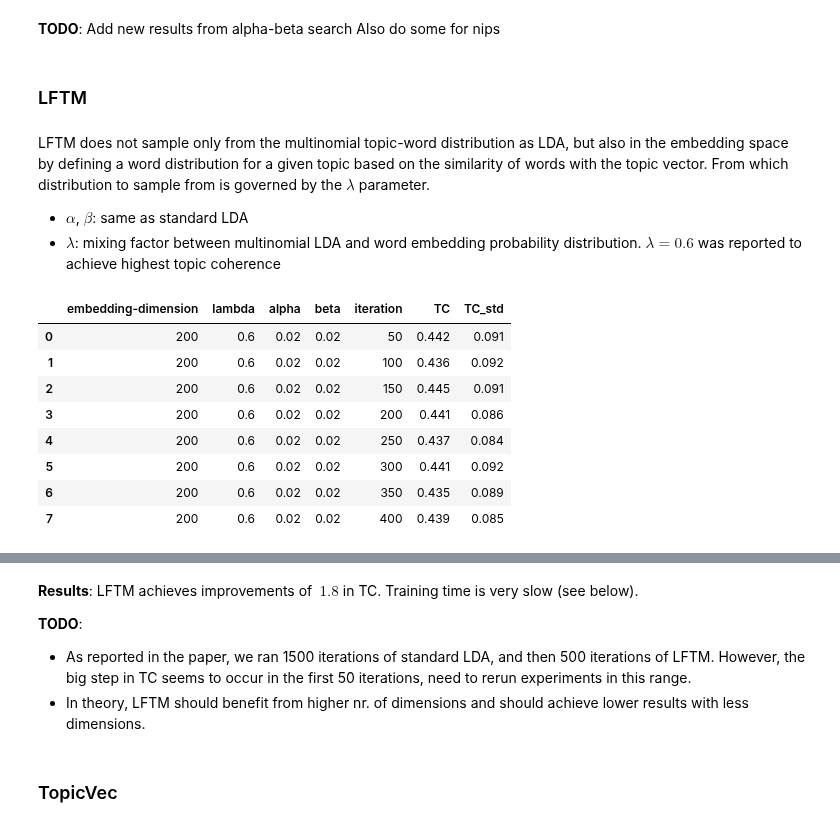
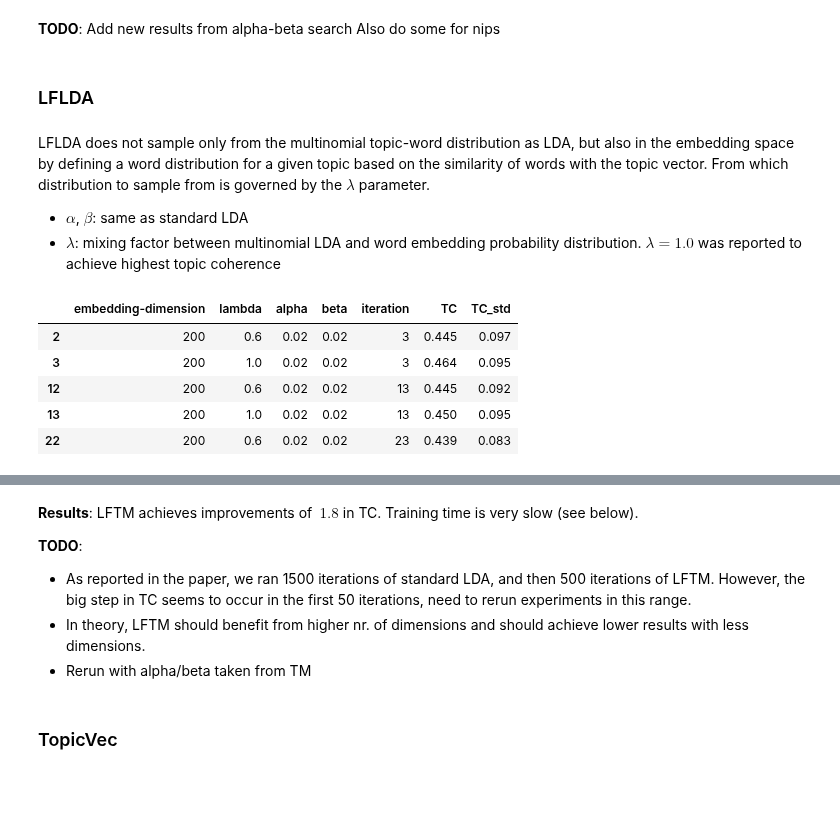
Before and after one commit to knub/master-thesis, a Jupyter notebook: notebooks/Competitive Evaluation.ipynb, the cells around one changed output, grey strips where cells are left out. Drawn from its saved outputs; the diff is of its cells as text; code cells hidden in the pictures; blank space fills up the shorter version.

```diff
--- a/notebooks/Competitive Evaluation.ipynb
+++ b/notebooks/Competitive Evaluation.ipynb
@@ -8,6 +8,7 @@
 import itertools
 import logging
 from functools import partial
+from collections import defaultdict
 
 import gensim
 import matplotlib
@@ -22,7 +23,9 @@ from sklearn.cross_validation import train_test_split
 from sklearn.decomposition import PCA, RandomizedPCA
 from sklearn.manifold import TSNE
 from sklearn import svm, metrics
+from multiprocessing import Pool
+from knub.thesis.util import *
 
-from knub.thesis.util import *
+pnd.set_option("display.max_colwidth", 200)
 # %% [markdown]
 ## Topic Coherence
@@ -77,25 +102,24 @@ df_tc_lda
 **TODO**: Add new results from alpha-beta search
 Also do some for nips
 # %% [markdown]
-### LFTM
+### LFLDA
 # %% [markdown]
-LFTM does not sample only from the multinomial topic-word distribution as LDA, but also in the embedding space by defining a word distribution for a given topic based on the similarity of words with the topic vector.
+LFLDA does not sample only from the multinomial topic-word distribution as LDA, but also in the embedding space by defining a word distribution for a given topic based on the similarity of words with the topic vector.
 From which distribution to sample from is governed by the $\lambda$ parameter.
 
 * $\alpha$, $\beta$: same as standard LDA
-* $\lambda$: mixing factor between multinomial LDA and word embedding probability distribution. $\lambda = 0.6$ was reported to achieve highest topic coherence
+* $\lambda$: mixing factor between multinomial LDA and word embedding probability distribution. $\lambda = 1.0$ was reported to achieve highest topic coherence
 # %%
 df_tc_lflda = load_topic_coherence("lflda.txt")
 df_tc_lflda.columns = ["embedding-dimension", "lambda", "alpha", "beta", "iteration", "TC", "TC_std"]
-df_tc_lflda
+#df_tc_lflda = df_tc_lflda[df_tc_lflda["lambda"] == 0.6]
+df_tc_lflda = df_tc_lflda[(df_tc_lflda["iteration"] - 1) % 10 == 2]
+df_tc_lflda.head()
 # %% [output]
 |  | embedding-dimension | lambda | alpha | beta | iteration | TC | TC_std |
-| 0 | 200 | 0.6 | 0.02 | 0.02 | 50 | 0.442 | 0.091 |
-| 1 | 200 | 0.6 | 0.02 | 0.02 | 100 | 0.436 | 0.092 |
-| 2 | 200 | 0.6 | 0.02 | 0.02 | 150 | 0.445 | 0.091 |
-| 3 | 200 | 0.6 | 0.02 | 0.02 | 200 | 0.441 | 0.086 |
-| 4 | 200 | 0.6 | 0.02 | 0.02 | 250 | 0.437 | 0.084 |
-| 5 | 200 | 0.6 | 0.02 | 0.02 | 300 | 0.441 | 0.092 |
-| 6 | 200 | 0.6 | 0.02 | 0.02 | 350 | 0.435 | 0.089 |
-| 7 | 200 | 0.6 | 0.02 | 0.02 | 400 | 0.439 | 0.085 |
+| 2 | 200 | 0.6 | 0.02 | 0.02 | 3 | 0.445 | 0.097 |
+| 3 | 200 | 1.0 | 0.02 | 0.02 | 3 | 0.464 | 0.095 |
+| 12 | 200 | 0.6 | 0.02 | 0.02 | 13 | 0.445 | 0.092 |
+| 13 | 200 | 1.0 | 0.02 | 0.02 | 13 | 0.450 | 0.095 |
+| 22 | 200 | 0.6 | 0.02 | 0.02 | 23 | 0.439 | 0.083 |
 # %%
@@ -111,6 +135,7 @@ Training time is very slow (see below).
 **TODO**:
 * As reported in the paper, we ran 1500 iterations of standard LDA, and then 500 iterations of LFTM. However, the big step in TC seems to occur in the first 50 iterations, need to rerun experiments in this range.
 * In theory, LFTM should benefit from higher nr. of dimensions and should achieve lower results with less dimensions.
+* Rerun with alpha/beta taken from TM
 # %% [markdown]
 ### TopicVec
 # %% [markdown]
```
Also changed, not shown: parts of 28 cells of this notebook.
